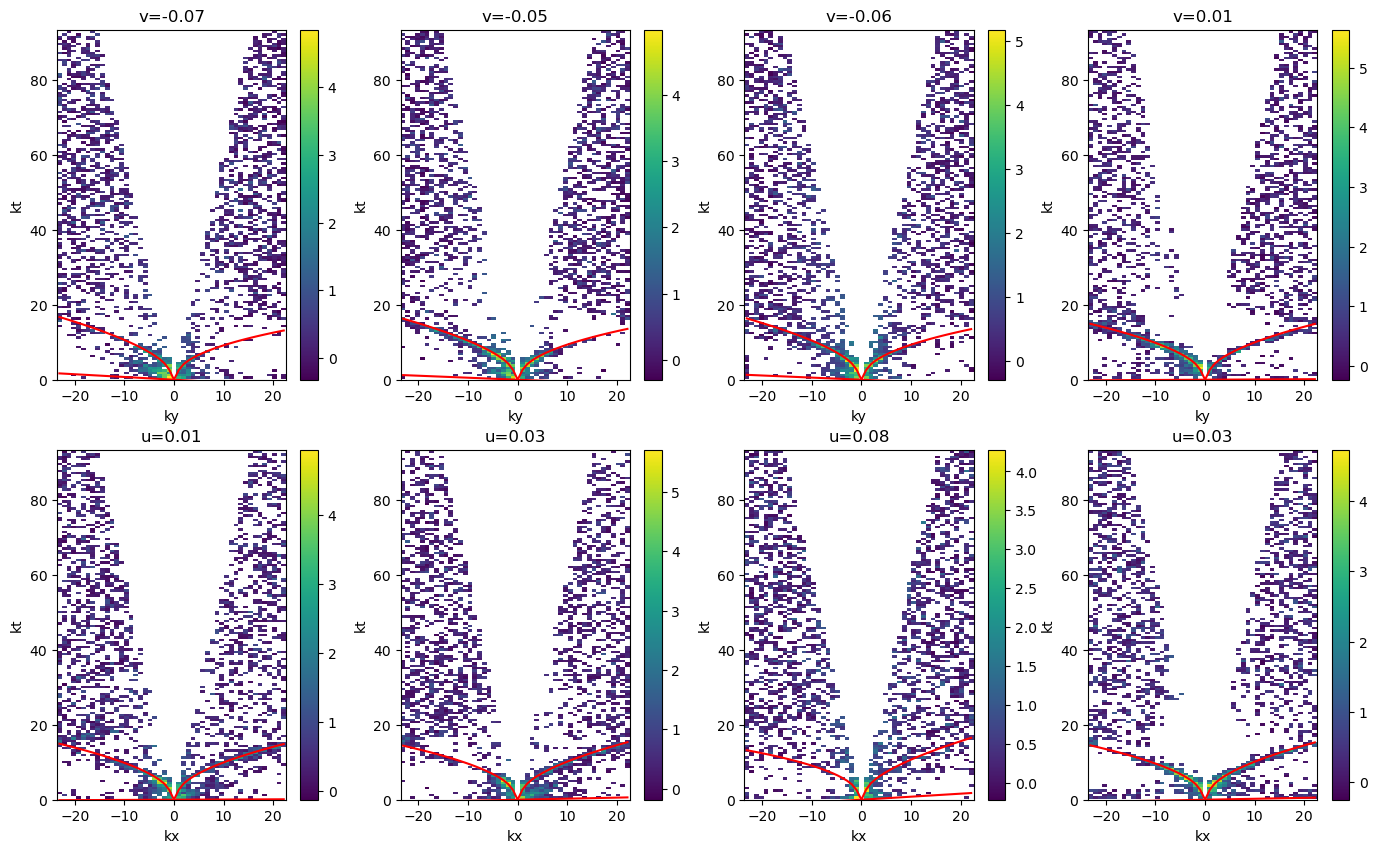
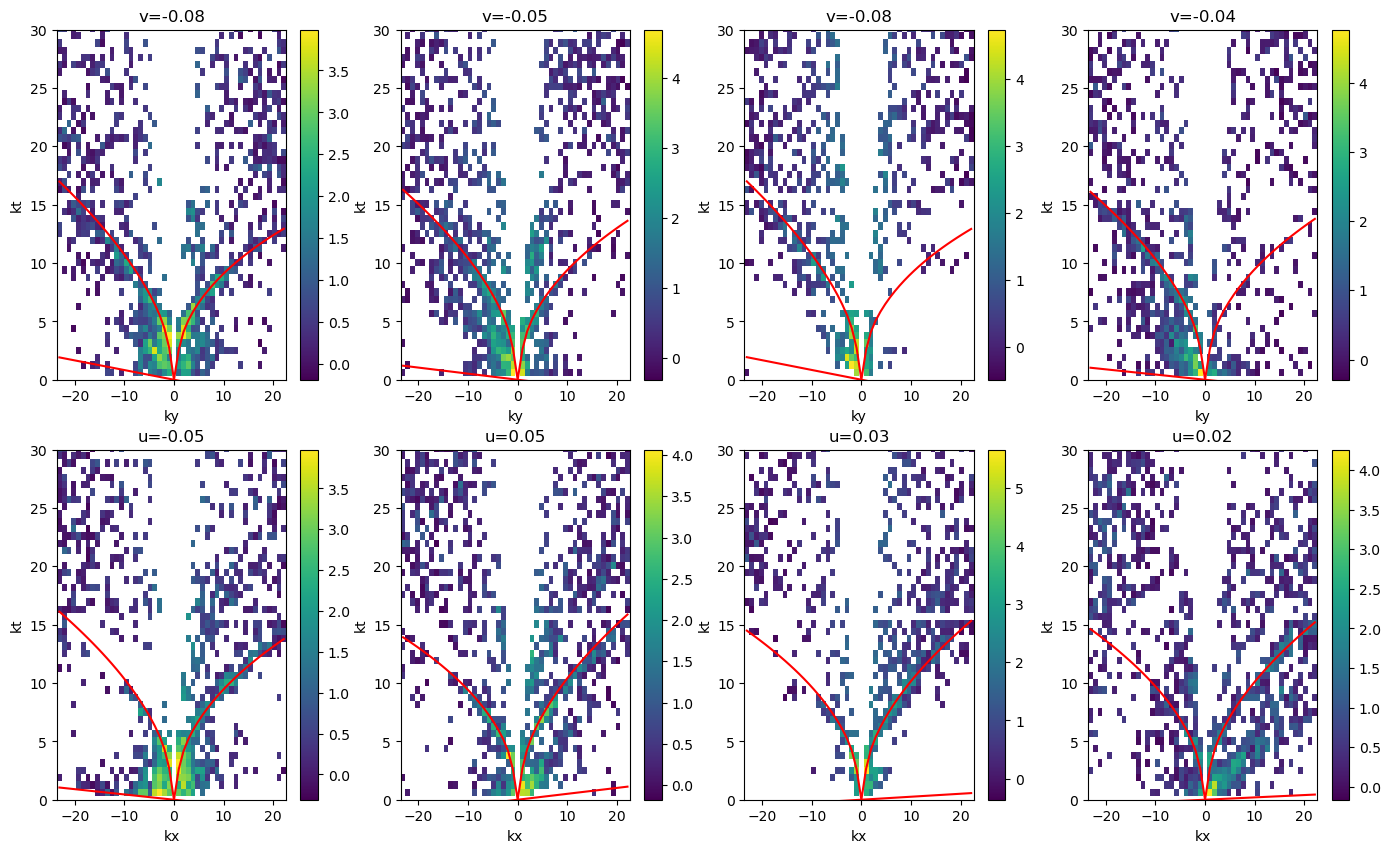
The notebook cell's code change between the first figure and the second:
--- before
+++ after
@@ -8,9 +8,9 @@
     p1 = iw.plot_spectrum_fitted(window_idx=int(w_indices[i]), dim="x", ax=axs[i])
     axs[i].set_title(f"v={iw.vy.flatten()[w_indices[i]].item():.2f}")
-    # axs[i].set_xlim([-100, 100])
+    axs[i].set_ylim([0, 30])
     plt.colorbar(p1, ax=axs[i])
     p2 = iw.plot_spectrum_fitted(window_idx=int(w_indices[i]), dim="y", ax=axs[i+4])
     axs[i+4].set_title(f"u={iw.vx.flatten()[w_indices[i]].item():.2f}")
-    # axs[i+4].set_xlim([-100, 100])
+    axs[i+4].set_ylim([0, 30])
     plt.colorbar(p2, ax=axs[i+4])
     

Commit: fixes